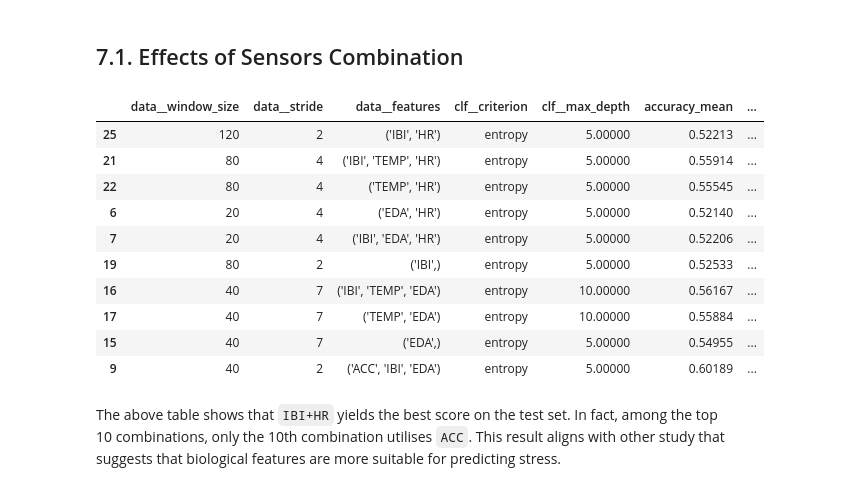
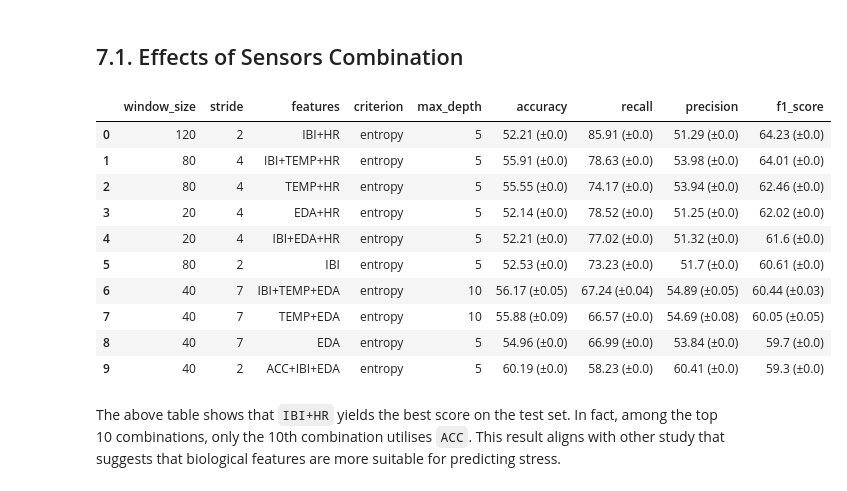
Before and after one commit to Socret360/ce888-data-science-and-decision-making, a Jupyter notebook: project/experiment.ipynb, the cells around one changed output. Cells and saved outputs as stored; diff of their text form; code cells hidden in the pictures.

```diff
--- a/project/experiment.ipynb
+++ b/project/experiment.ipynb
@@ -683,21 +694,35 @@ pd.DataFrame(test_results).to_csv(os.path.join(OUTPUT_DIR, f"dt_test_results_bes
 This sections analyses the results on test sets from the previous section.
 # %% [markdown]
 ## 7.1. Effects of Sensors Combination
-# %%
-result = utils.read_test_result(os.path.join(OUTPUT_DIR, "dt_test_results_best_config_by_features.csv"), param_grid=param_grid)
-result.sort_values(by=['f1_score_mean'], ascending=False).head(n=10)
-# %% [output]
-|  | data__window_size | data__stride | data__features | clf__criterion | clf__max_depth | accuracy_mean | ... |
-| 25 | 120 | 2 | ('IBI', 'HR') | entropy | 5.00000 | 0.52213 | ... |
-| 21 | 80 | 4 | ('IBI', 'TEMP', 'HR') | entropy | 5.00000 | 0.55914 | ... |
-| 22 | 80 | 4 | ('TEMP', 'HR') | entropy | 5.00000 | 0.55545 | ... |
-| 6 | 20 | 4 | ('EDA', 'HR') | entropy | 5.00000 | 0.52140 | ... |
-| 7 | 20 | 4 | ('IBI', 'EDA', 'HR') | entropy | 5.00000 | 0.52206 | ... |
-| 19 | 80 | 2 | ('IBI',) | entropy | 5.00000 | 0.52533 | ... |
-| 16 | 40 | 7 | ('IBI', 'TEMP', 'EDA') | entropy | 10.00000 | 0.56167 | ... |
-| 17 | 40 | 7 | ('TEMP', 'EDA') | entropy | 10.00000 | 0.55884 | ... |
-| 15 | 40 | 7 | ('EDA',) | entropy | 5.00000 | 0.54955 | ... |
-| 9 | 40 | 2 | ('ACC', 'IBI', 'EDA') | entropy | 5.00000 | 0.60189 | ... |
+# %%
+def row_formatter(x):
+    evaluation_results = [f"{round(x[i] * 100, 2)} (±{round(x[i+1]*100, 2)})" for i in range(5, len(x), 2)]
+    params = list(x[:5])
+    params[2] = "+".join(ast.literal_eval(params[2])) # convert tuple of sensors combination to format sensorA+sensorB
+    params[4] = int(params[4]) # convert max_depth to int
+    return params + evaluation_results
+
+result = utils.read_test_result(os.path.join(OUTPUT_DIR, "dt_test_results_best_config_by_features.csv"), param_grid=param_grid)
+result = result.sort_values(by=['f1_score_mean'], ascending=False)\
+    .head(n=10)\
+    .apply(row_formatter, axis=1, result_type="expand")\
+    .rename(columns={0: "window_size", 1: "stride", 2: "features", 3: 'criterion', 4: 'max_depth', 5: 'accuracy', 6: 'recall', 7: 'precision', 8: 'f1_score'})\
+    .reset_index(drop=True)
+
+result.to_csv(os.path.join(OUTPUT_DIR, "top-10-models.csv"), index=False)
+result
+# %% [output]
+|  | window_size | stride | features | criterion | max_depth | accuracy | recall | precision | f1_score |
+| 0 | 120 | 2 | IBI+HR | entropy | 5 | 52.21 (±0.0) | 85.91 (±0.0) | 51.29 (±0.0) | 64.23 (±0.0) |
+| 1 | 80 | 4 | IBI+TEMP+HR | entropy | 5 | 55.91 (±0.0) | 78.63 (±0.0) | 53.98 (±0.0) | 64.01 (±0.0) |
+| 2 | 80 | 4 | TEMP+HR | entropy | 5 | 55.55 (±0.0) | 74.17 (±0.0) | 53.94 (±0.0) | 62.46 (±0.0) |
+| 3 | 20 | 4 | EDA+HR | entropy | 5 | 52.14 (±0.0) | 78.52 (±0.0) | 51.25 (±0.0) | 62.02 (±0.0) |
+| 4 | 20 | 4 | IBI+EDA+HR | entropy | 5 | 52.21 (±0.0) | 77.02 (±0.0) | 51.32 (±0.0) | 61.6 (±0.0) |
+| 5 | 80 | 2 | IBI | entropy | 5 | 52.53 (±0.0) | 73.23 (±0.0) | 51.7 (±0.0) | 60.61 (±0.0) |
+| 6 | 40 | 7 | IBI+TEMP+EDA | entropy | 10 | 56.17 (±0.05) | 67.24 (±0.04) | 54.89 (±0.05) | 60.44 (±0.03) |
+| 7 | 40 | 7 | TEMP+EDA | entropy | 10 | 55.88 (±0.09) | 66.57 (±0.0) | 54.69 (±0.08) | 60.05 (±0.05) |
+| 8 | 40 | 7 | EDA | entropy | 5 | 54.96 (±0.0) | 66.99 (±0.0) | 53.84 (±0.0) | 59.7 (±0.0) |
+| 9 | 40 | 2 | ACC+IBI+EDA | entropy | 5 | 60.19 (±0.0) | 58.23 (±0.0) | 60.41 (±0.0) | 59.3 (±0.0) |
 # %% [markdown]
 The above table shows that `IBI+HR` yields the best score on the test set. In fact, among the top 10 combinations, only the 10th combination utilises `ACC`. This result aligns with other study that suggests that biological features are more suitable for predicting stress.
 # %% [markdown]
```
Also changed, not shown: parts of 6 cells of this notebook, 1 other file.
